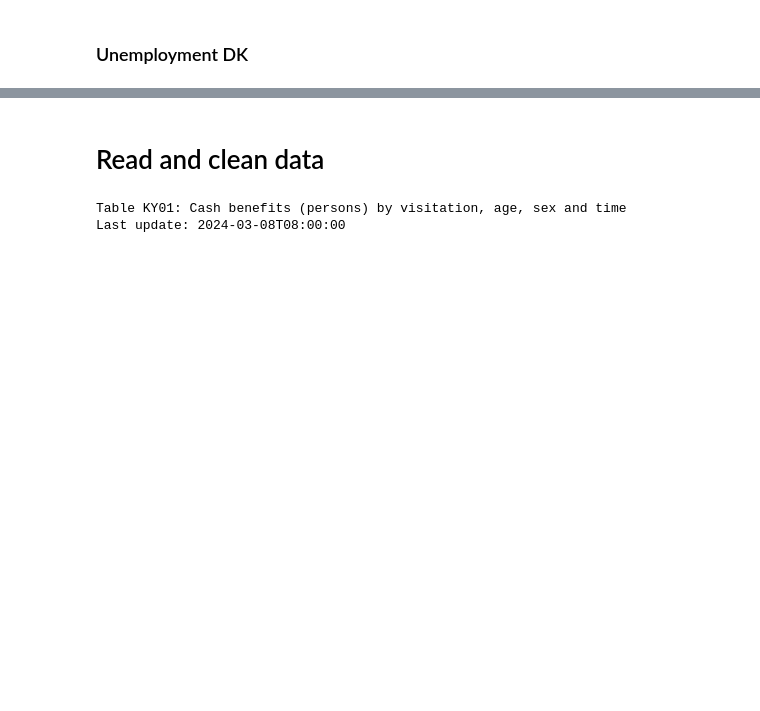
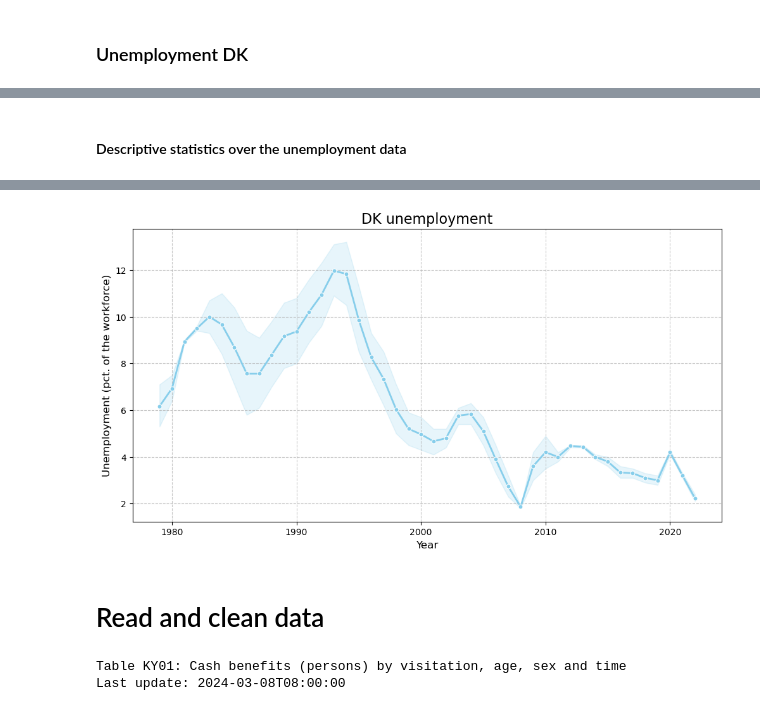
Before and after one commit to sgv491/projects-2024-Bertil-Nikoline-Victor, a Jupyter notebook: dataproject/dataproject.ipynb, the cells around one changed output, grey strips where cells are left out. Drawn from its saved outputs; the diff is of its cells as text; code cells hidden in the pictures; blank space fills up the shorter version.

Commit message:
dst unemployment

```diff
--- a/dataproject/dataproject.ipynb
+++ b/dataproject/dataproject.ipynb
@@ -198,0 +256,12 @@ unemployment_dk = DstApi('AULAAR')
+# %% [markdown]
+#### Descriptive statistics over the unemployment data
+# %%
+# Plot the DK inflation data
+GraphHelper.pretty_line_plot_DK(
+    unemployment_dk_api,
+    "DK unemployment",
+    "Year",
+    "Unemployment (pct. of the workforce)",
+    "YEAR",
+    "DK_UNEMPLOYMENT")
+# %% [output]
@@ -199,3 +269,4 @@ unemployment_dk = DstApi('AULAAR')
+[figure, added]
 # %% [markdown]
 # Read and clean data
 # %%
```
Also changed, not shown: parts of 9 cells of this notebook.
